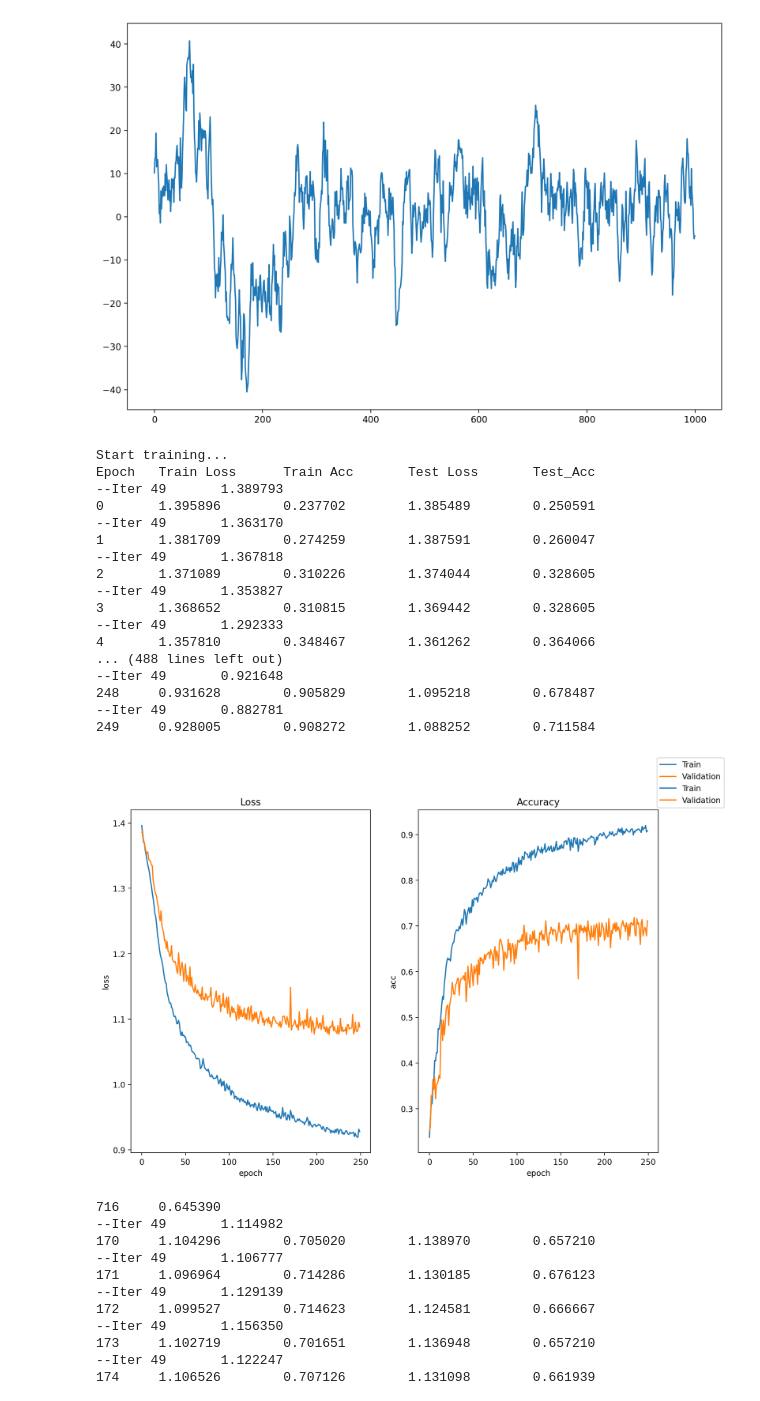
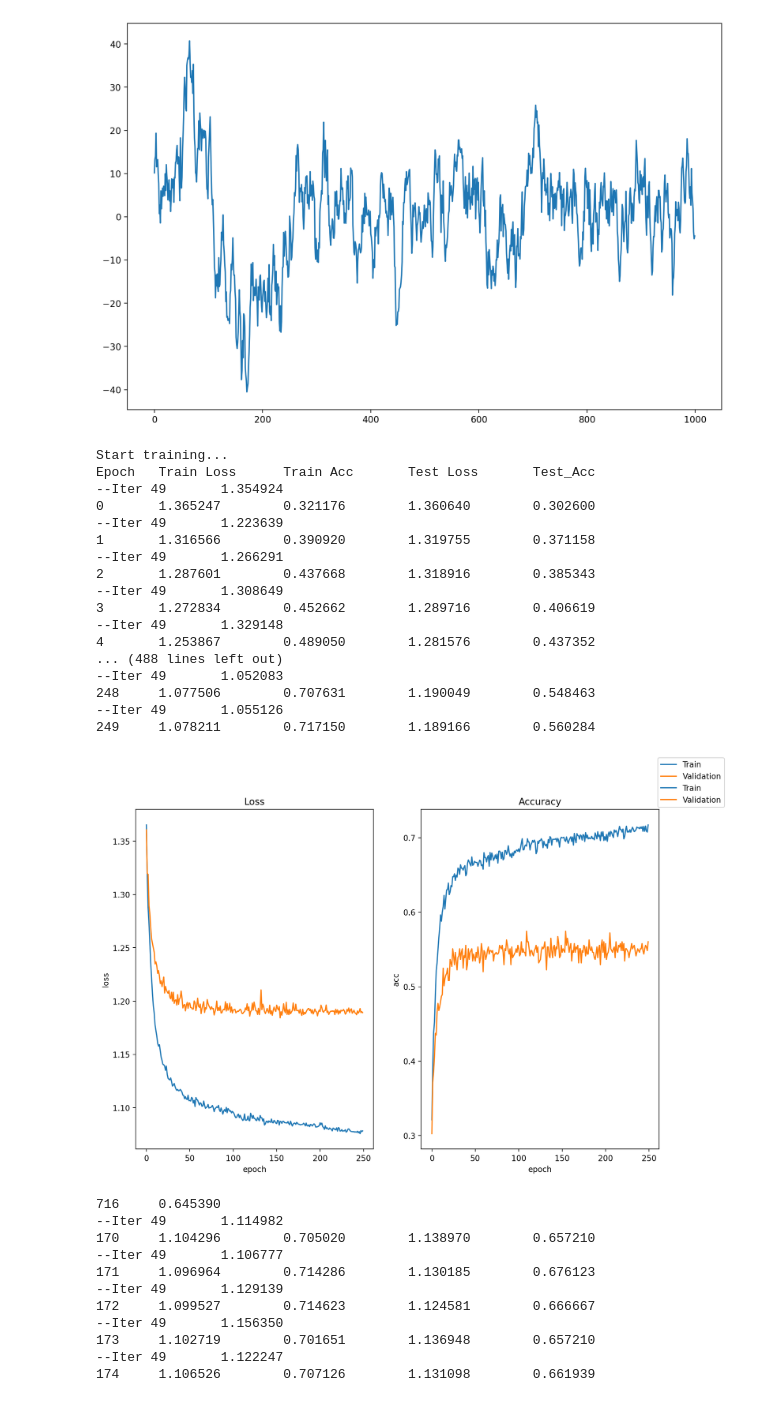
Before and after one commit to RX-0-95/EEG_Classification, a Jupyter notebook: EEG_loading.ipynb, the cells around one changed output. Drawn from its saved outputs; the diff is of its cells as text; code cells hidden in the pictures.

```diff
--- a/EEG_loading.ipynb
+++ b/EEG_loading.ipynb
@@ -5,5 +5,5 @@ from eeg_net.eeg_net_base import *
 %load_ext autoreload
 %autoreload 2
 %matplotlib inline
-plt.rcParams['figure.figsize'] = [12, 8]
-plt.rcParams['figure.dpi'] = 200
+#plt.rcParams['figure.figsize'] = [12, 8]
+#plt.rcParams['figure.dpi'] = 200
@@ -52,36 +79,36 @@ y_train_valid_dir = './data/y_train_valid.npy'
 # %%
 model = ShallowConv(1,4).to('cuda')
 options = {
     'train_batch_size': 32,
     'scheduler_patience': 100,
     'weight_decay': 0.15,
     'val_batch_size': 1,
-    'learning_rate': 5e-5,
+    'learning_rate': 1e-4,
 }
 loss_fn = nn.CrossEntropyLoss()
 logs,_= train(model, options, loss_fn,
         data_dir=X_train_valid_dir,
         label_dir=y_train_valid_dir,
         preload_gpu=True)
 # %% [output]
 Start training...
 Epoch   Train Loss      Train Acc       Test Loss       Test_Acc
---Iter 49       1.389793
-0       1.395896        0.237702        1.385489        0.250591
---Iter 49       1.363170
-1       1.381709        0.274259        1.387591        0.260047
---Iter 49       1.367818
-2       1.371089        0.310226        1.374044        0.328605
---Iter 49       1.353827
-3       1.368652        0.310815        1.369442        0.328605
---Iter 49       1.292333
-4       1.357810        0.348467        1.361262        0.364066
+--Iter 49       1.354924
+0       1.365247        0.321176        1.360640        0.302600
+--Iter 49       1.223639
+1       1.316566        0.390920        1.319755        0.371158
+--Iter 49       1.266291
+2       1.287601        0.437668        1.318916        0.385343
+--Iter 49       1.308649
+3       1.272834        0.452662        1.289716        0.406619
+--Iter 49       1.329148
+4       1.253867        0.489050        1.281576        0.437352
 ... (488 lines left out)
---Iter 49       0.921648
-248     0.931628        0.905829        1.095218        0.678487
---Iter 49       0.882781
-249     0.928005        0.908272        1.088252        0.711584
+--Iter 49       1.052083
+248     1.077506        0.707631        1.190049        0.548463
+--Iter 49       1.055126
+249     1.078211        0.717150        1.189166        0.560284
-[figure, old version]
+[figure, new version]
 # %%
 model = ShallowConv(1,4).to('cuda')
 options = {
```
Also changed, not shown: parts of 5 cells of this notebook, 24 other files.
